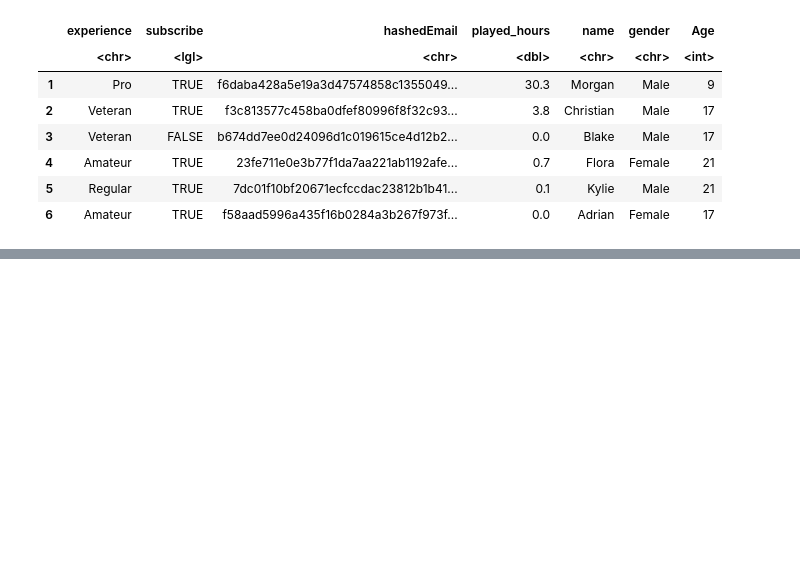
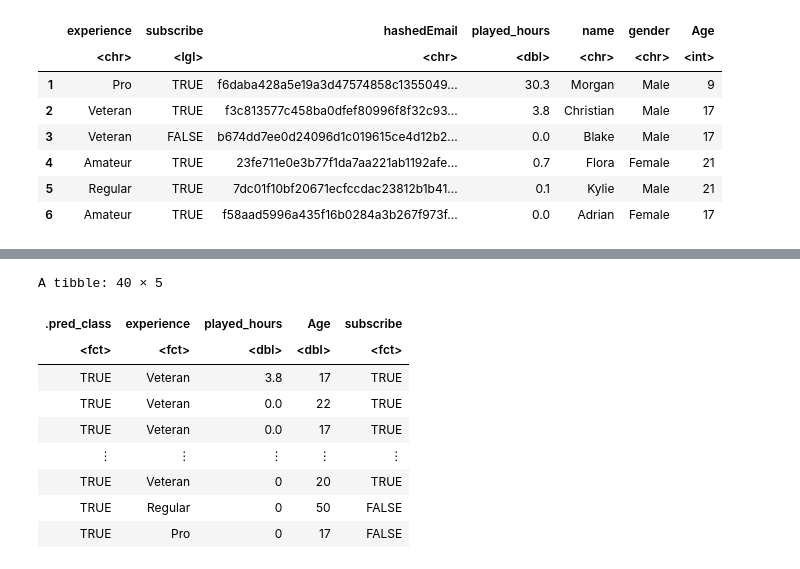
Before and after one commit to valkyraycho/DSCI-Project, a Jupyter notebook: project_report.ipynb, the cells around one changed output, grey strips where cells are left out. Cells and saved outputs as stored; diff of their text form; code cells hidden in the pictures; blank space fills up the shorter version.

```diff
--- a/project_report.ipynb
+++ b/project_report.ipynb
@@ -52,0 +115,31 @@ A data.frame: 196 × 7
+# %%
+player_spec <- nearest_neighbor(weight_func = "rectangular", neighbors = 26) |>
+    set_engine("kknn") |>
+    set_mode("classification")
+
+player_fit <- workflow() |>
+    add_recipe(player_recipe) |>
+    add_model(player_spec) |>
+    fit(data = player_training)
+# %%
+players_predictions <- predict(player_fit, player_testing) |>
+    bind_cols(player_testing)
+
+players_metrics <- players_predictions |>
+    metrics(truth = subscribe, estimate = .pred_class)
+
+players_conf_mat <- players_predictions |>
+    conf_mat(truth = subscribe, estimate = .pred_class)
+
+players_predictions
+# %% [output]
+A tibble: 40 × 5
+| .pred_class | experience | played_hours | Age | subscribe |
+| <fct> | <fct> | <dbl> | <dbl> | <fct> |
+| TRUE | Veteran | 3.8 | 17 | TRUE |
+| TRUE | Veteran | 0.0 | 22 | TRUE |
+| TRUE | Veteran | 0.0 | 17 | TRUE |
+| ⋮ | ⋮ | ⋮ | ⋮ | ⋮ |
+| TRUE | Veteran | 0 | 20 | TRUE |
+| TRUE | Regular | 0 | 50 | FALSE |
+| TRUE | Pro | 0 | 17 | FALSE |
```
Also changed, not shown: parts of 12 cells of this notebook.
